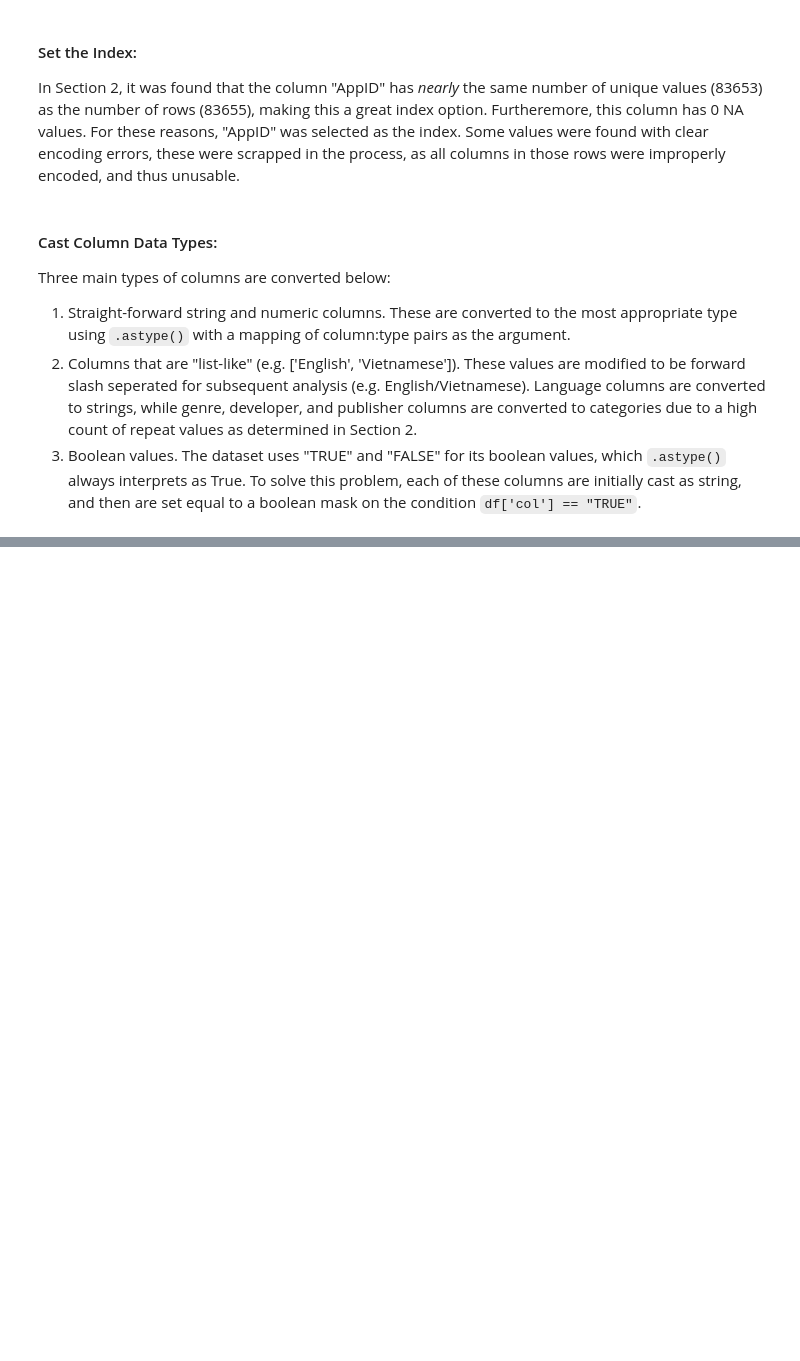
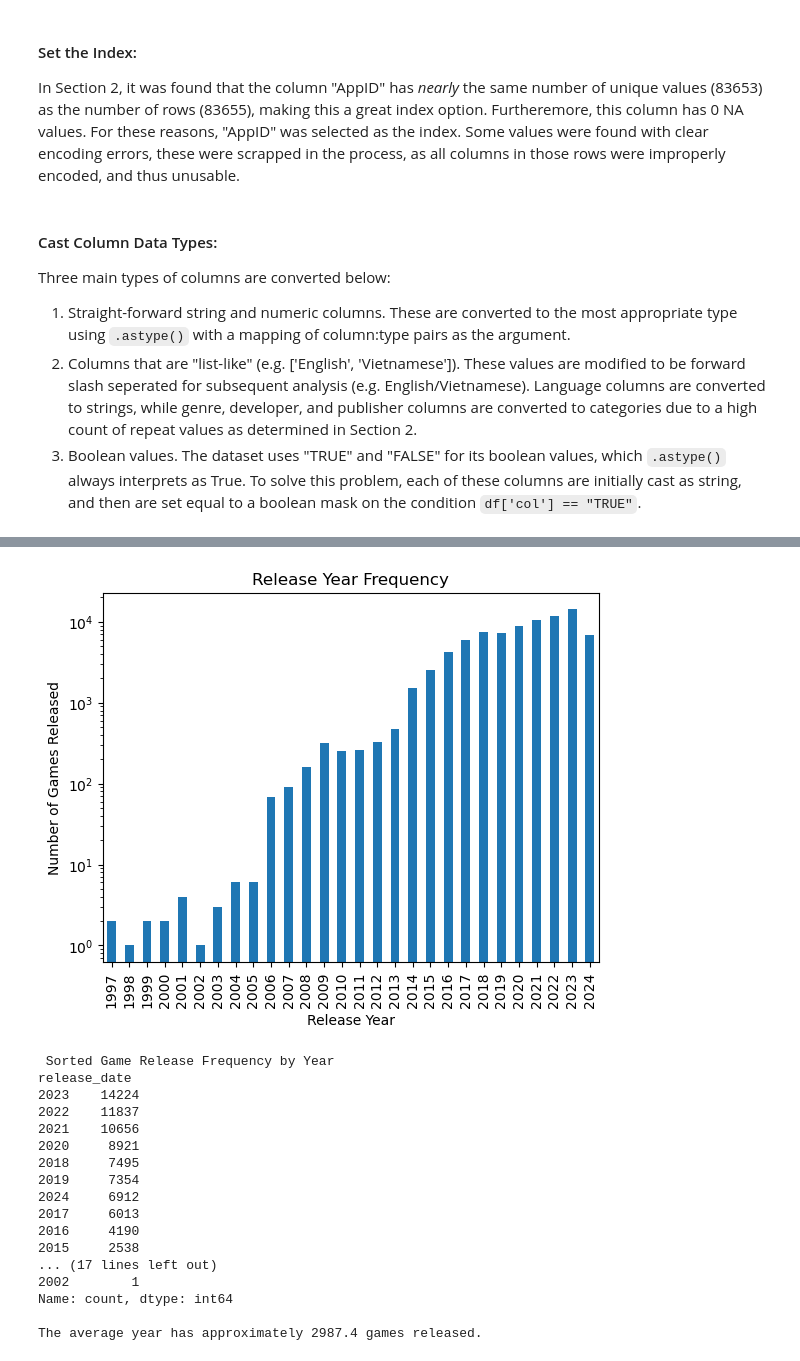
Before and after one commit to hhitt10-aub/CarsonHittEDA, a Jupyter notebook: SteamGamesEDA.ipynb, the cells around one changed output, grey strips where cells are left out. Saved outputs shown, nothing was run; the diff lists cells and outputs as text; code cells hidden in the pictures; blank space fills up the shorter version.

```diff
--- a/SteamGamesEDA.ipynb
+++ b/SteamGamesEDA.ipynb
@@ -150,7 +151,7 @@ Three main types of columns are converted below:
 # Convert straightforward numeric and string column data types
 games = games.astype({'name' : 'string',
                       'release_date' : 'datetime64[ns]',
-                      'price' : 'float16',
+                      'price' : 'float32',
                       'windows' : 'string',
                       'mac' : 'string',
                       'linux' : 'string',
@@ -173,4 +174,9 @@ games['linux'] = games['linux'].str.strip() == "TRUE"
 
 # Report cleaned DataFrame size
 print(f"The size of the cleaned DataFrame is {games.memory_usage(deep=True).sum() / 1024**2:.2f}MB")
+
+# Find the number of unique values in each column
+print("\n" + "="*20 + " Unique Values (Cleaned) " + "="*20)
+print(games.nunique())
+print("="*20 + " Unique Values (Cleaned) " + "="*20)
 # %% [output]
@@ -179,0 +209,38 @@ The size of the cleaned DataFrame is 34.45MB
+# %%
+# Create a new series of the release dates, with dates reduced to year only.
+release_year_freq = (games['release_date']
+                     .dt.year
+                     .value_counts())
+
+# Plot the release year frequency using Pandas
+release_year_freq.sort_index().plot(kind='bar',
+                                    title="Release Year Frequency",
+                                    logy=True, xlabel='Release Year',
+                                    ylabel='Number of Games Released')
+plt.show()
+
+# Show the frequency of game releases, sorted by number of releases
+print("\n Sorted Game Release Frequency by Year")
+print(release_year_freq)
+
+# Statistically characterize the release year distribution
+print(f"\nThe average year has approximately {release_year_freq.mean():.1f} games released.")
+# %% [output]
+[figure, added]
+ Sorted Game Release Frequency by Year
+release_date
+2023    14224
+2022    11837
+2021    10656
+2020     8921
+2018     7495
+2019     7354
+2024     6912
+2017     6013
+2016     4190
+2015     2538
+... (17 lines left out)
+2002        1
+Name: count, dtype: int64
+
+The average year has approximately 2987.4 games released.
```
Also changed, not shown: parts of 12 cells of this notebook.
